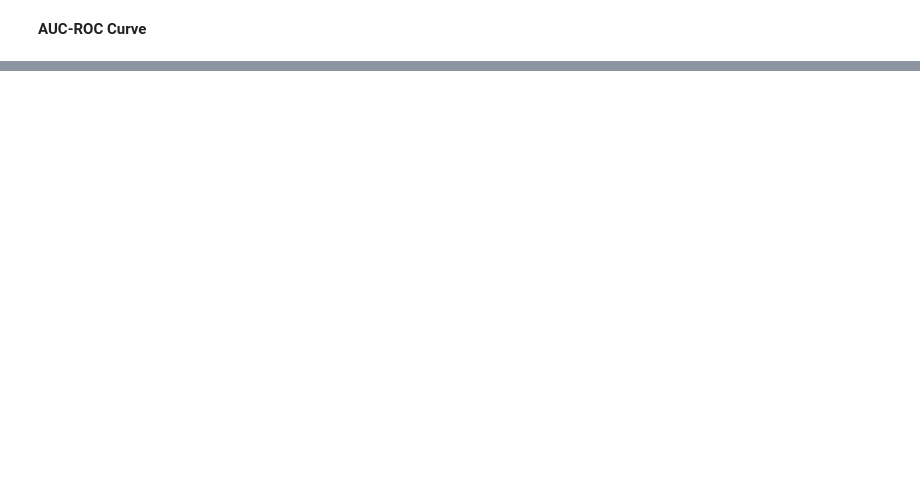
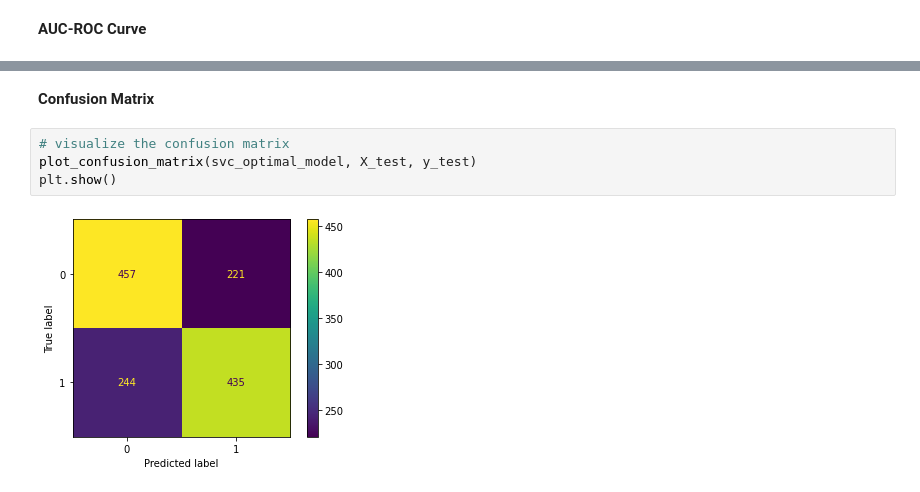
Before and after one commit to Swapnil-417/Cardiovascular-Risk-Prediction, a Jupyter notebook: Cardiovascular_Risk_Prediction_Capstone_Project.ipynb, the cells around one changed output, grey strips where cells are left out. Cells and saved outputs as stored; diff of their text form; blank space fills up the shorter version.

```diff
--- a/Cardiovascular_Risk_Prediction_Capstone_Project.ipynb
+++ b/Cardiovascular_Risk_Prediction_Capstone_Project.ipynb
@@ -731,0 +766,8 @@ roc-auc score: 0.7663914484688137
+# %% [markdown]
+**Confusion Matrix**
+# %%
+# visualize the confusion matrix
+plot_confusion_matrix(svc_optimal_model, X_test, y_test)
+plt.show()
+# %% [output]
+[figure, added]
```
Also changed, not shown: parts of 30 cells of this notebook.
